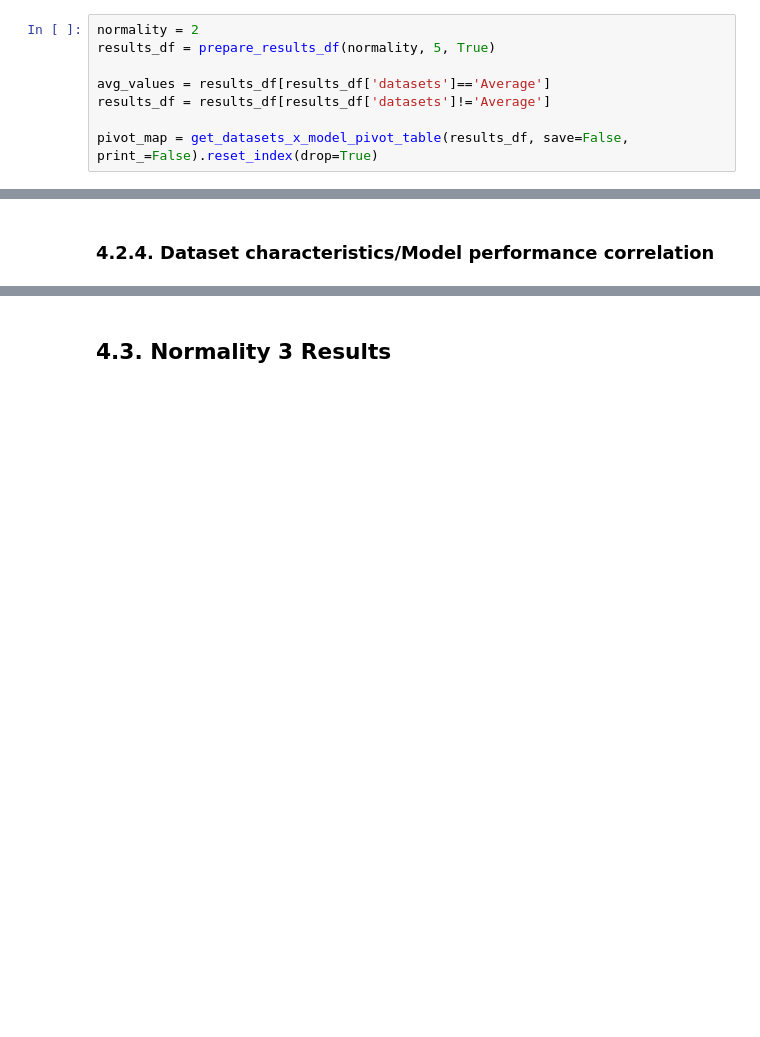
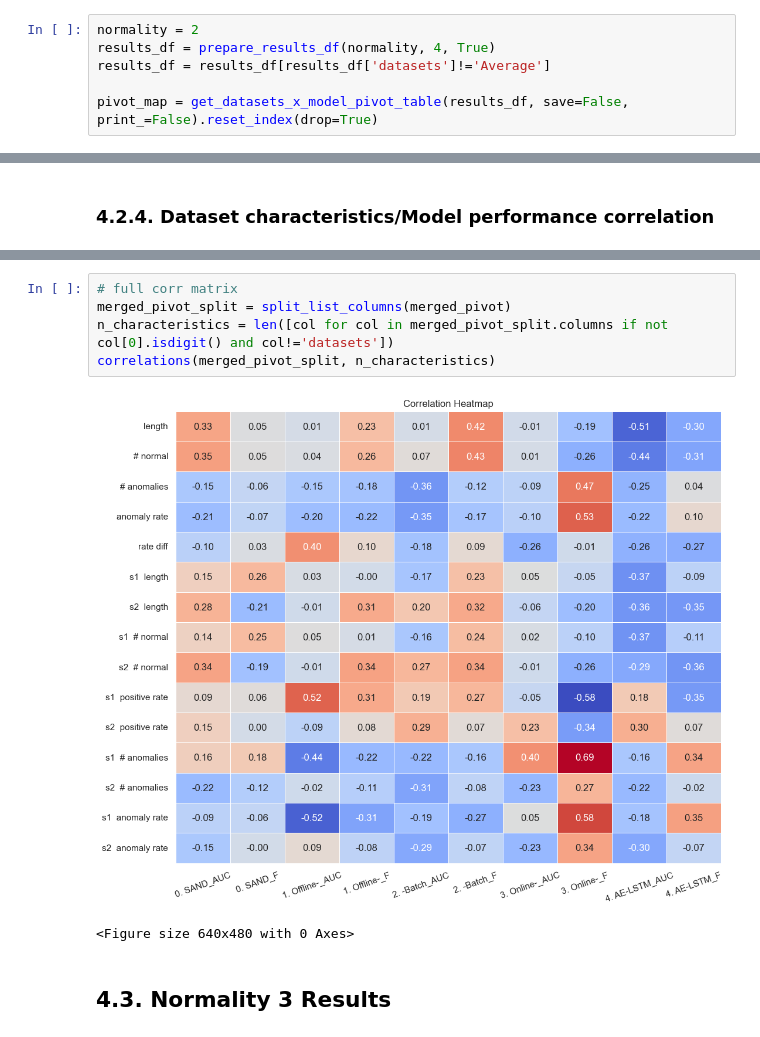
Before and after one commit to ChristinaK97/StreamingTimeSeriesAnomalyDetection, a Jupyter notebook: StreamingAnomalyDetectionNotebook.ipynb, the cells around one changed output, grey strips where cells are left out. Saved outputs shown, nothing was run; the diff lists cells and outputs as text; blank space fills up the shorter version.

Commit message:
added tables and plots to the notebook

```diff
--- a/StreamingAnomalyDetectionNotebook.ipynb
+++ b/StreamingAnomalyDetectionNotebook.ipynb
@@ -1032,9 +1036,7 @@ correlations(merged_pivot, n_characteristics)
 <h2>4.2. Normality 2 Results</h2>
 # %%
 normality = 2
-results_df = prepare_results_df(normality, 5, True)
-
-avg_values = results_df[results_df['datasets']=='Average']
+results_df = prepare_results_df(normality, 4, True)
 results_df = results_df[results_df['datasets']!='Average']
 
 pivot_map = get_datasets_x_model_pivot_table(results_df, save=False, print_=False).reset_index(drop=True)
@@ -1068,3 +1174,11 @@ correlations(merged_pivot, n_characteristics)
+# %%
+# full corr matrix
+merged_pivot_split = split_list_columns(merged_pivot)
+n_characteristics = len([col for col in merged_pivot_split.columns if not col[0].isdigit() and col!='datasets'])
+correlations(merged_pivot_split, n_characteristics)
+# %% [output]
+[figure, added]
+<Figure size 640x480 with 0 Axes>
 # %% [markdown]
 <h2>4.3. Normality 3 Results</h2>
 # %%
```
Also changed, not shown: parts of 41 cells of this notebook, 1 other file.
